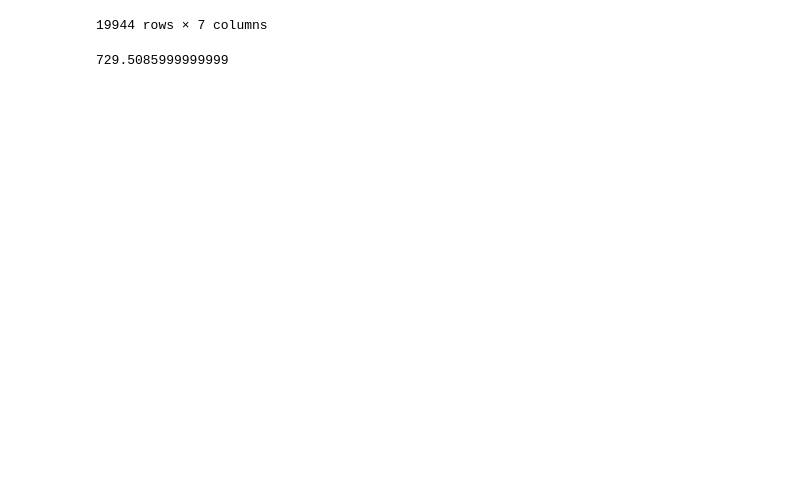
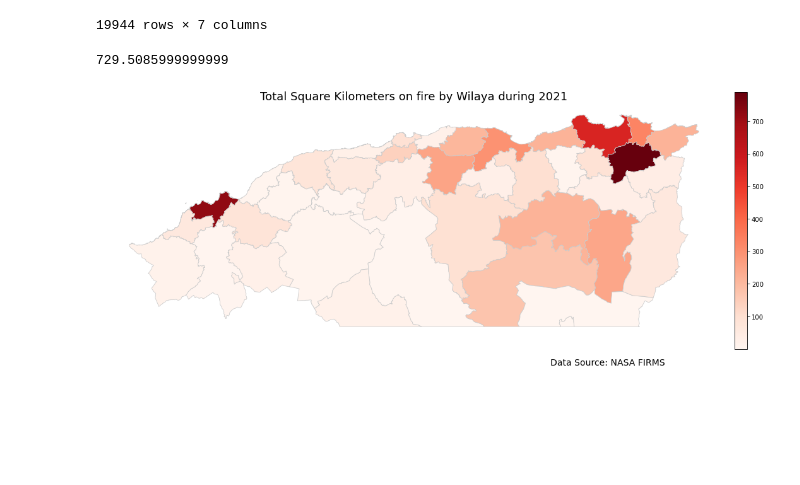
Before and after one commit to Qfl3x/wildfire-analysis, a Jupyter notebook: 2021-wildfires.ipynb, the cells around one changed output. Drawn from its saved outputs; the diff is of its cells as text; code cells hidden in the pictures; blank space fills up the shorter version.

```diff
--- a/2021-wildfires.ipynb
+++ b/2021-wildfires.ipynb
@@ -224,3 +224,22 @@ for date in pd.date_range(start='2021-08-08', end='2021-08-15', freq='D'):
 
         fig.savefig(f"./imgs/image-{date.day_of_year:03d}-{time}_fires.png", dpi=300);
         plt.close(fig)
+# %%
+province_fire_area = fires_adm_gdf.groupby('ADM1_EN').area.sum()
+adm_fires = adm_bnd_north_gdf.copy()
+
+fig,ax = plt.subplots(figsize=(20,15))
+plot_gdf = adm_fires.merge(province_fire_area, left_on='ADM1_EN', right_index=True)
+plot_gdf.plot(ax=ax, column='area', cmap='Reds', linewidth=0.8, edgecolor='0.8', legend=True, legend_kwds={'shrink':0.5, 'pad':0.01, 'fraction':0.1})
+
+ax.axis('off');
+
+ax.set_title('Total Square Kilometers on fire by Wilaya during 2021', fontsize=18);
+
+ax.annotate("Data Source: NASA FIRMS",
+            xy=(.5,.16), xycoords='figure fraction',
+            horizontalalignment='left', verticalalignment='top',
+            fontsize=14);
+fig.savefig("totalfiresurfaceprovince.png")
+# %% [output]
+[figure, added]
```
Also changed, not shown: 1 other file.
